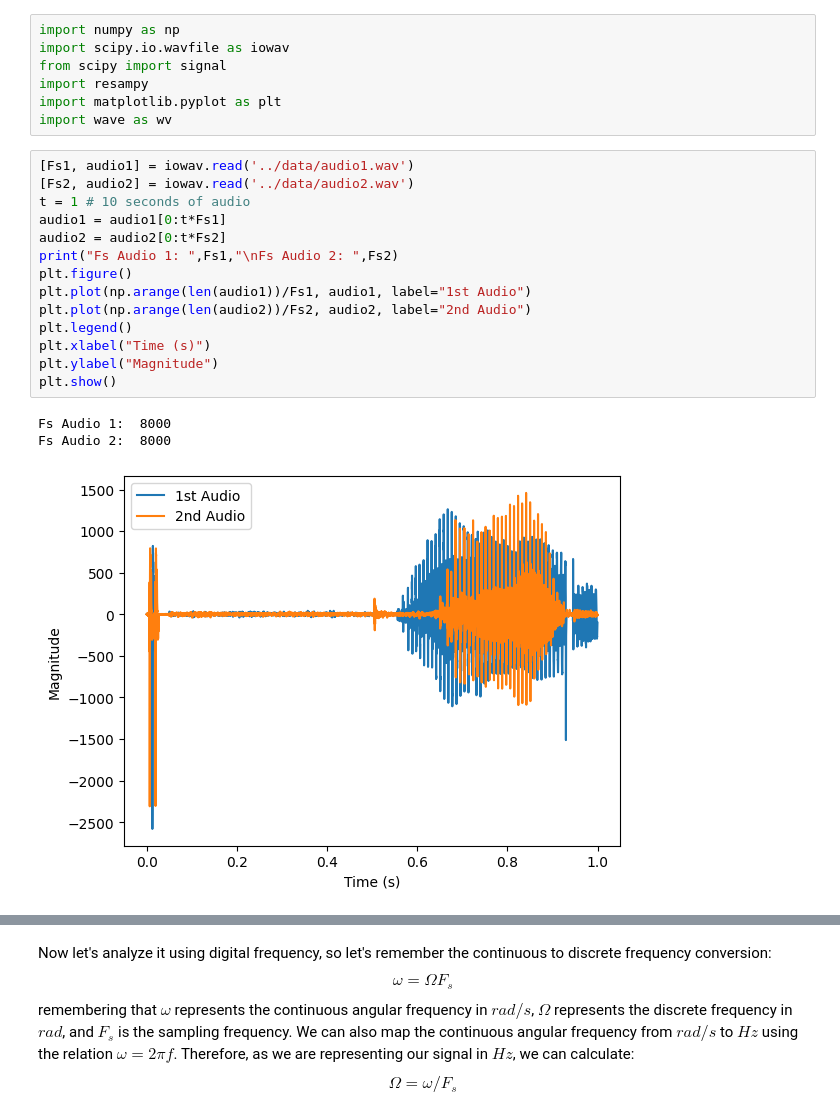
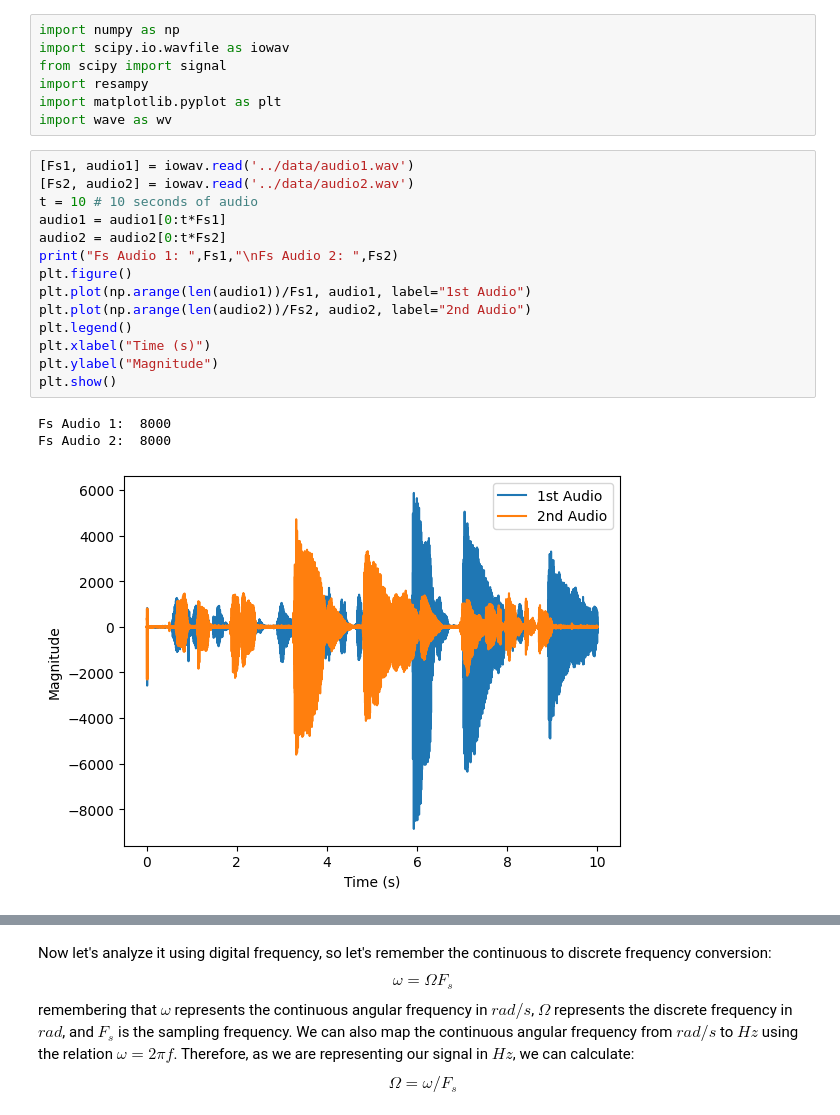
Before and after one commit to cleversonahum/digital_transmission_codes, a Jupyter notebook: codes/am-exercise-1.ipynb, the cells around one changed output, grey strips where cells are left out. Saved outputs shown, nothing was run; the diff lists cells and outputs as text.

```diff
--- a/codes/am-exercise-1.ipynb
+++ b/codes/am-exercise-1.ipynb
@@ -10,21 +10,21 @@ import wave as wv
 # %%
 [Fs1, audio1] = iowav.read('../data/audio1.wav')
 [Fs2, audio2] = iowav.read('../data/audio2.wav')
-t = 1 # 10 seconds of audio
+t = 10 # 10 seconds of audio
 audio1 = audio1[0:t*Fs1]
 audio2 = audio2[0:t*Fs2]
 print("Fs Audio 1: ",Fs1,"\nFs Audio 2: ",Fs2)
 plt.figure()
 plt.plot(np.arange(len(audio1))/Fs1, audio1, label="1st Audio")
 plt.plot(np.arange(len(audio2))/Fs2, audio2, label="2nd Audio")
 plt.legend()
 plt.xlabel("Time (s)")
 plt.ylabel("Magnitude")
 plt.show()
 # %% [output]
 Fs Audio 1:  8000
 Fs Audio 2:  8000
-[figure, old version]
+[figure, new version]
 # %%
 # Plot signal power and frequencies
 xf1, yp1 = signal.welch(audio1, Fs1, return_onesided=False)
```
Also changed, not shown: parts of 23 cells of this notebook.
